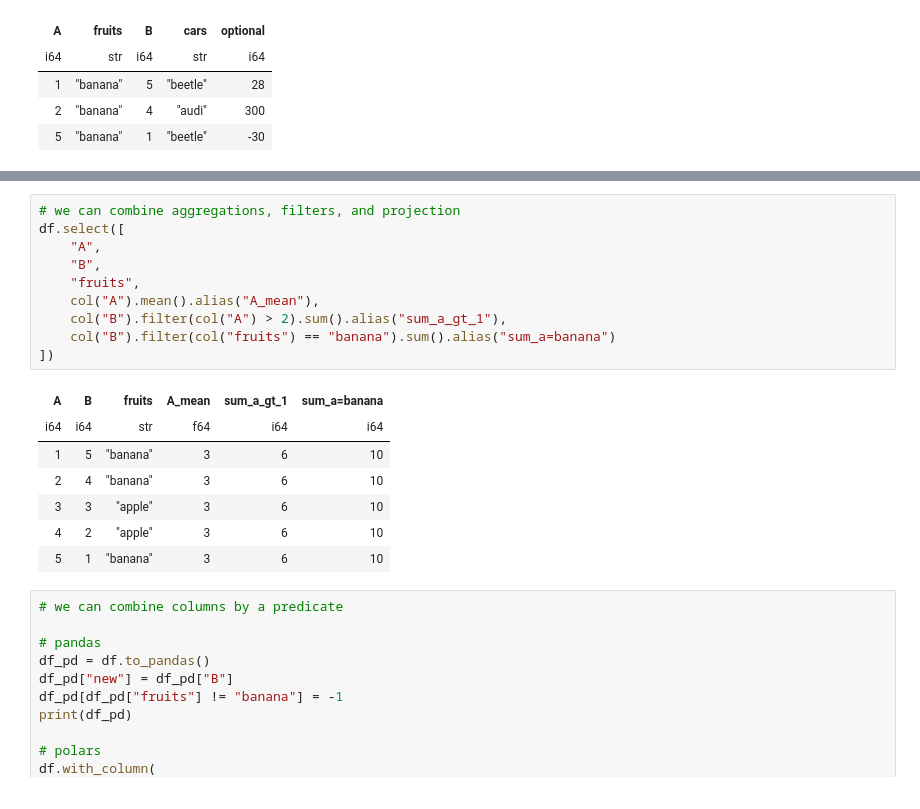
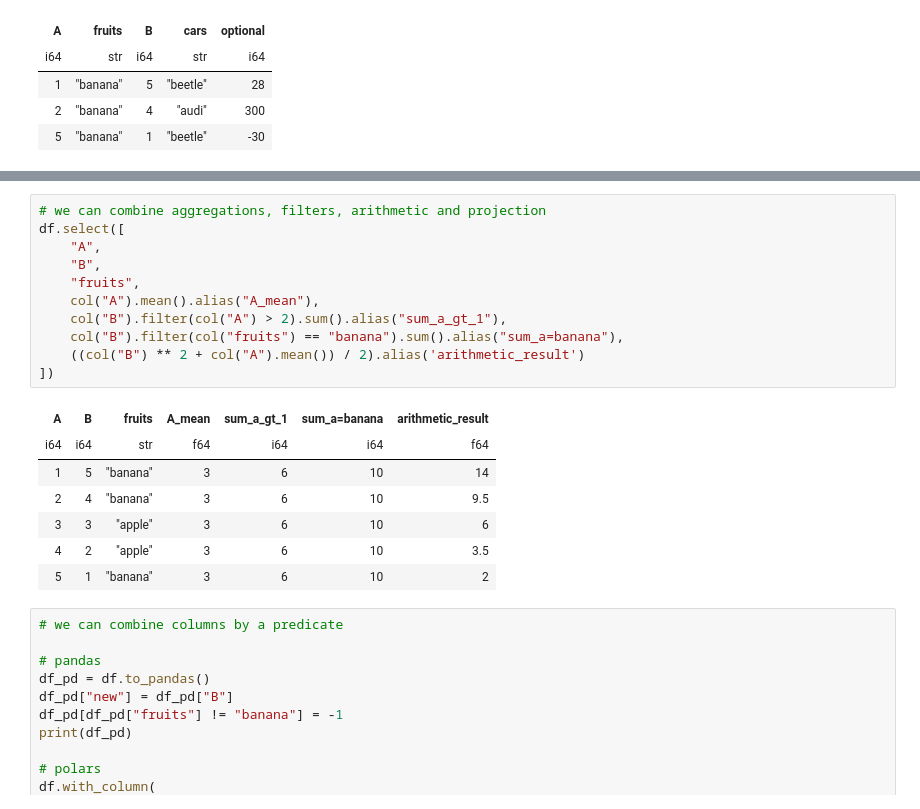
Before and after one commit to pola-rs/presentations, a Jupyter notebook: pydata-global_28-10-2021/pres.ipynb, the cells around one changed output, grey strips where cells are left out. Cells and saved outputs as stored; diff of their text form.

```diff
--- a/pydata-global_28-10-2021/pres.ipynb
+++ b/pydata-global_28-10-2021/pres.ipynb
@@ -233,23 +257,24 @@ eq_banana = col("fruits") == "banana"
 | u32 | i64 |
 | 3 | 8 |
 # %%
-# we can combine aggregations, filters, and projection
+# we can combine aggregations, filters, arithmetic and projection
 df.select([
     "A",
     "B",
     "fruits",
     col("A").mean().alias("A_mean"),
     col("B").filter(col("A") > 2).sum().alias("sum_a_gt_1"),
-    col("B").filter(col("fruits") == "banana").sum().alias("sum_a=banana")
+    col("B").filter(col("fruits") == "banana").sum().alias("sum_a=banana"),
+    ((col("B") ** 2 + col("A").mean()) / 2).alias('arithmetic_result')
 ])
 # %% [output]
-| A | B | fruits | A_mean | sum_a_gt_1 | sum_a=banana |
-| i64 | i64 | str | f64 | i64 | i64 |
-| 1 | 5 | "banana" | 3 | 6 | 10 |
-| 2 | 4 | "banana" | 3 | 6 | 10 |
-| 3 | 3 | "apple" | 3 | 6 | 10 |
-| 4 | 2 | "apple" | 3 | 6 | 10 |
-| 5 | 1 | "banana" | 3 | 6 | 10 |
+| A | B | fruits | A_mean | sum_a_gt_1 | sum_a=banana | arithmetic_result |
+| i64 | i64 | str | f64 | i64 | i64 | f64 |
+| 1 | 5 | "banana" | 3 | 6 | 10 | 14 |
+| 2 | 4 | "banana" | 3 | 6 | 10 | 9.5 |
+| 3 | 3 | "apple" | 3 | 6 | 10 | 6 |
+| 4 | 2 | "apple" | 3 | 6 | 10 | 3.5 |
+| 5 | 1 | "banana" | 3 | 6 | 10 | 2 |
 # %%
 # we can combine columns by a predicate
 
```
Also changed, not shown: parts of 8 cells of this notebook.
